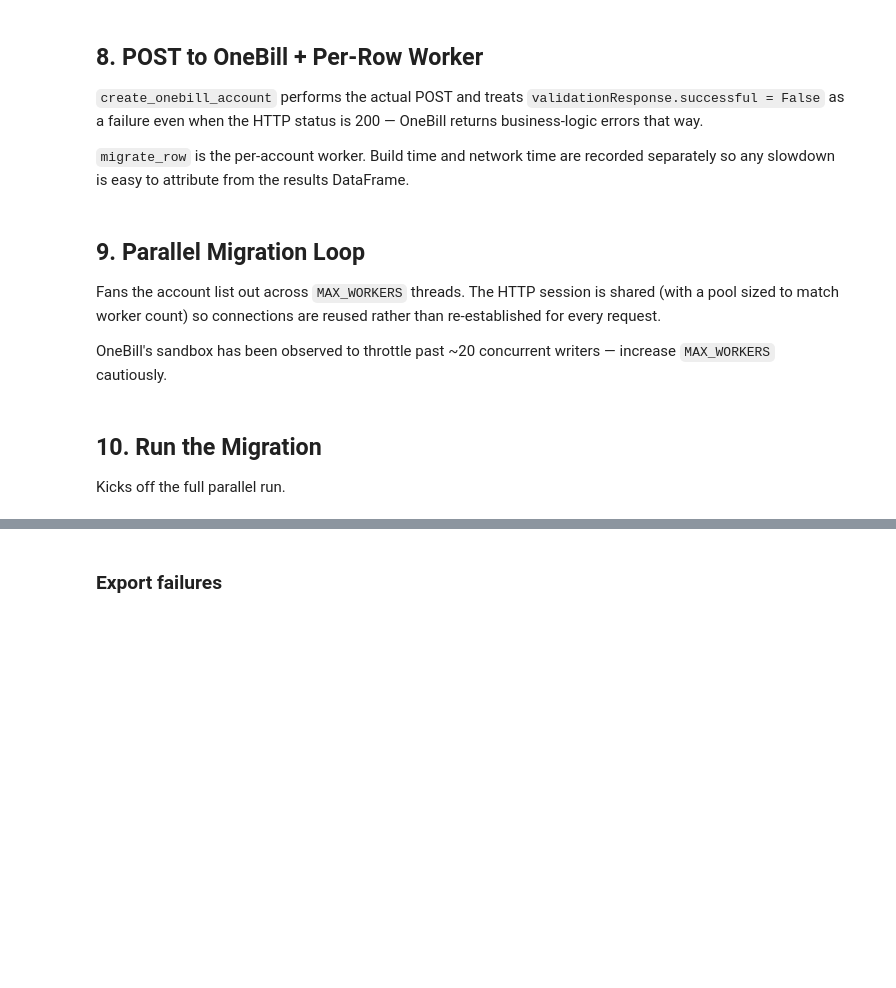
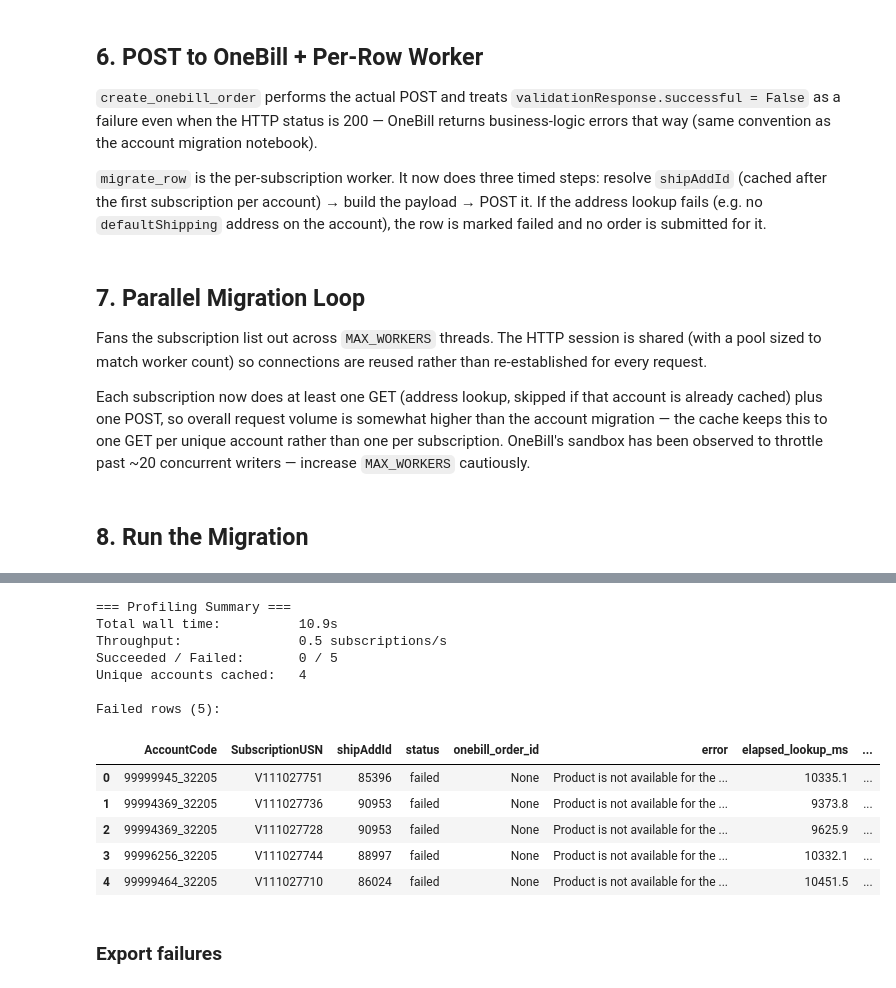
Before and after one commit to kagna-voyager/windmill-onebill, a Jupyter notebook: OneBill Subscription Migration.ipynb, the cells around one changed output, grey strips where cells are left out. Drawn from its saved outputs; the diff is of its cells as text; code cells hidden in the pictures; blank space fills up the shorter version.

```diff
--- a/OneBill Subscription Migration.ipynb
+++ b/OneBill Subscription Migration.ipynb
@@ -234,21 +186,0 @@ empty.
-# %%
-payload = {
-    "accountNumber": subscriptions["AccountCode"],
-    "orderState": "1005",
-    "billThissOrder": false,
-    "isSkipProvisioning": true,
-    "orderElement": [
-        {
-            "quantity": 1,
-            "actionType": "New",
-
-            "fulfilledDate": subscriptions["SubscriptionStartDate"],
-            "recurringStartDate": -- beginning of todays month,
-
-            "subscriptionIdentifier": subscriptions["subusn"]
-            "productName": "SMS",
-            "priceplanName": "SMS 50",
-            "shipAddId": "1003"
-        }
-    ]
-}
@@ -255,11 +298,14 @@ payload = {
 # %% [markdown]
-## 8. POST to OneBill + Per-Row Worker
+## 6. POST to OneBill + Per-Row Worker
 
-`create_onebill_account` performs the actual POST and treats
+`create_onebill_order` performs the actual POST and treats
 `validationResponse.successful = False` as a failure even when the HTTP
-status is 200 — OneBill returns business-logic errors that way.
+status is 200 — OneBill returns business-logic errors that way (same
+convention as the account migration notebook).
 
-`migrate_row` is the per-account worker. Build time and network time are
-recorded separately so any slowdown is easy to attribute from the results
-DataFrame.
+`migrate_row` is the per-subscription worker. It now does three timed steps:
+resolve `shipAddId` (cached after the first subscription per account) →
+build the payload → POST it. If the address lookup fails (e.g. no
+`defaultShipping` address on the account), the row is marked failed and no
+order is submitted for it.
 # %%
@@ -327,12 +372,16 @@ def migrate_row(
         "elapsed_net_ms":    round(t_net   * 1000, 1),
     }
 # %% [markdown]
-## 9. Parallel Migration Loop
+## 7. Parallel Migration Loop
 
-Fans the account list out across `MAX_WORKERS` threads. The HTTP session
+Fans the subscription list out across `MAX_WORKERS` threads. The HTTP session
 is shared (with a pool sized to match worker count) so connections are
 reused rather than re-established for every request.
 
-OneBill's sandbox has been observed to throttle past ~20 concurrent
-writers — increase `MAX_WORKERS` cautiously.
+Each subscription now does at least one GET (address lookup, skipped if that
+account is already cached) plus one POST, so overall request volume is
+somewhat higher than the account migration — the cache keeps this to one GET
+per unique account rather than one per subscription. OneBill's sandbox has
+been observed to throttle past ~20 concurrent writers — increase
+`MAX_WORKERS` cautiously.
 # %%
@@ -397,11 +439,9 @@ def migrate(
 
     return results_df
 # %% [markdown]
-## 10. Run the Migration
-
-Kicks off the full parallel run.
+## 8. Run the Migration
 # %%
-results_df = migrate(df_accounts, contacts_by_account)
+results_df = migrate(df_subscriptions)
 
 failures = results_df[results_df["status"] == "failed"]
 print(f"\nFailed rows ({len(failures):,}):")
@@ -427,3 +460,16 @@ failures.head(20)
+=== Profiling Summary ===
+Total wall time:          10.9s
+Throughput:               0.5 subscriptions/s
+Succeeded / Failed:       0 / 5
+Unique accounts cached:   4
+
+Failed rows (5):
+|  | AccountCode | SubscriptionUSN | shipAddId | status | onebill_order_id | error | elapsed_lookup_ms | ... |
+| 0 | 99999945_32205 | V111027751 | 85396 | failed | None | Product is not available for the ... | 10335.1 | ... |
+| 1 | 99994369_32205 | V111027736 | 90953 | failed | None | Product is not available for the ... | 9373.8 | ... |
+| 2 | 99994369_32205 | V111027728 | 90953 | failed | None | Product is not available for the ... | 9625.9 | ... |
+| 3 | 99996256_32205 | V111027744 | 88997 | failed | None | Product is not available for the ... | 10332.1 | ... |
+| 4 | 99999464_32205 | V111027710 | 86024 | failed | None | Product is not available for the ... | 10451.5 | ... |
 # %% [markdown]
 ### Export failures
 # %%
```
Also changed, not shown: parts of 23 cells of this notebook, 2 other files.
